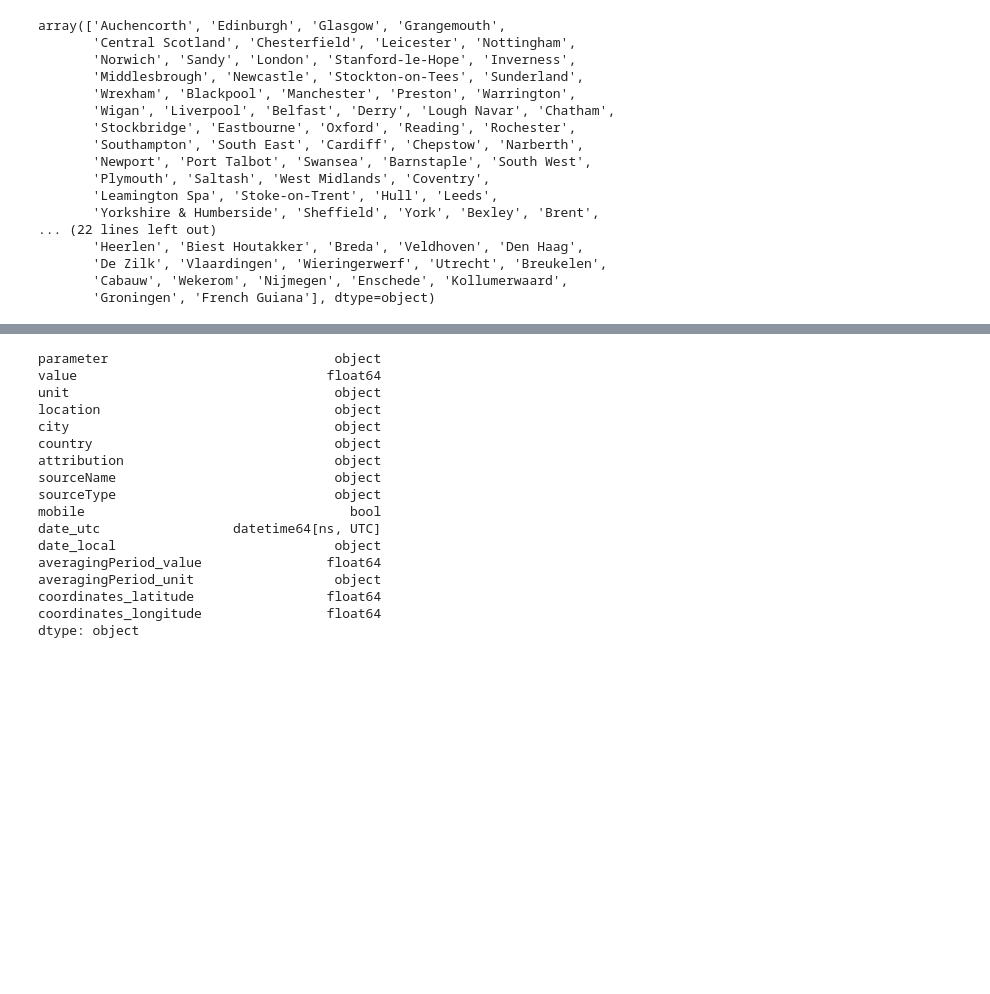
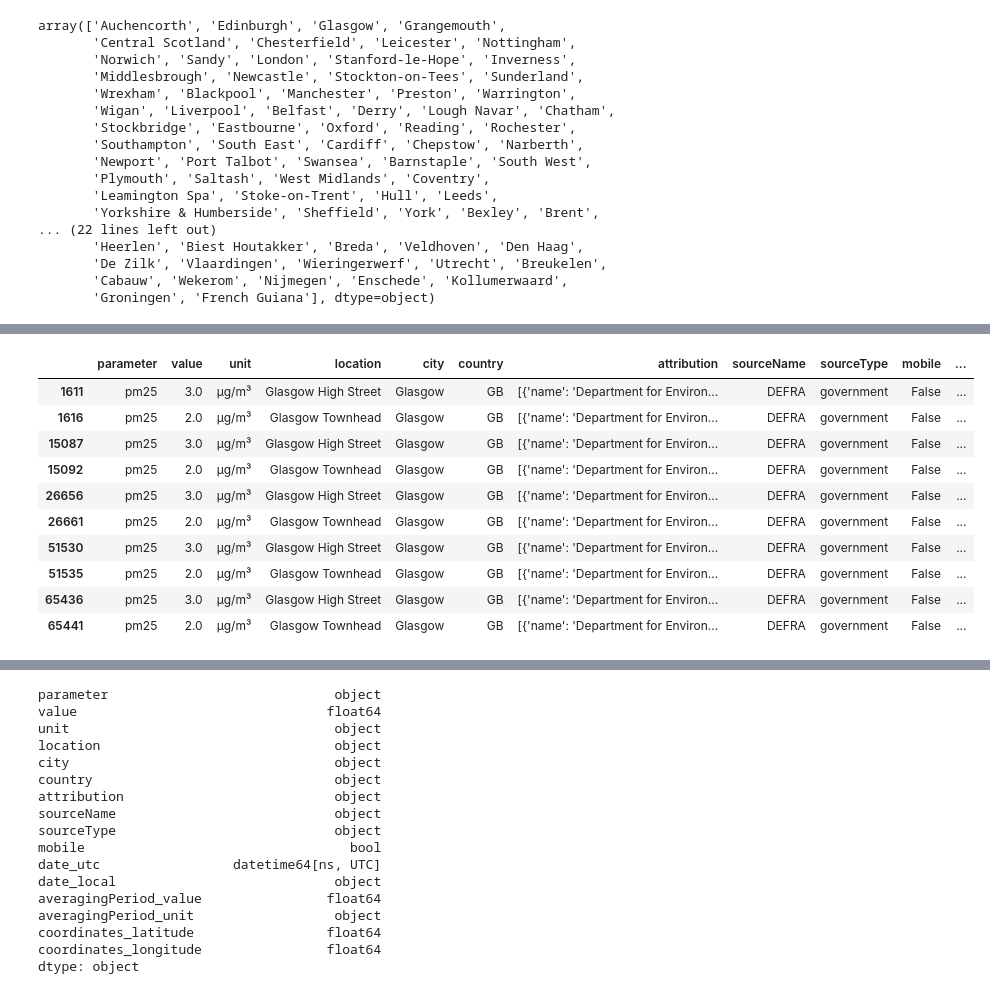
Before and after one commit to alkistz/pp-assessment, a Jupyter notebook: air_quality/notebooks/testing.ipynb, the cells around one changed output, grey strips where cells are left out. Cells and saved outputs as stored; diff of their text form; code cells hidden in the pictures; blank space fills up the shorter version.

```diff
--- a/air_quality/notebooks/testing.ipynb
+++ b/air_quality/notebooks/testing.ipynb
@@ -234,3 +218,19 @@ pm25_df[pm25_df['averagingPeriod_value']==1.]
+# %%
+pm25_24h = pm25_df[(pm25_df['averagingPeriod_value'] == 24)]
+pm25_24h[pm25_24h['city'] == 'Glasgow']
+# pm25_24h
+# %% [output]
+|  | parameter | value | unit | location | city | country | attribution | sourceName | sourceType | mobile | ... |
+| 1611 | pm25 | 3.0 | µg/m³ | Glasgow High Street | Glasgow | GB | [{'name': 'Department for Environ... | DEFRA | government | False | ... |
+| 1616 | pm25 | 2.0 | µg/m³ | Glasgow Townhead | Glasgow | GB | [{'name': 'Department for Environ... | DEFRA | government | False | ... |
+| 15087 | pm25 | 3.0 | µg/m³ | Glasgow High Street | Glasgow | GB | [{'name': 'Department for Environ... | DEFRA | government | False | ... |
+| 15092 | pm25 | 2.0 | µg/m³ | Glasgow Townhead | Glasgow | GB | [{'name': 'Department for Environ... | DEFRA | government | False | ... |
+| 26656 | pm25 | 3.0 | µg/m³ | Glasgow High Street | Glasgow | GB | [{'name': 'Department for Environ... | DEFRA | government | False | ... |
+| 26661 | pm25 | 2.0 | µg/m³ | Glasgow Townhead | Glasgow | GB | [{'name': 'Department for Environ... | DEFRA | government | False | ... |
+| 51530 | pm25 | 3.0 | µg/m³ | Glasgow High Street | Glasgow | GB | [{'name': 'Department for Environ... | DEFRA | government | False | ... |
+| 51535 | pm25 | 2.0 | µg/m³ | Glasgow Townhead | Glasgow | GB | [{'name': 'Department for Environ... | DEFRA | government | False | ... |
+| 65436 | pm25 | 3.0 | µg/m³ | Glasgow High Street | Glasgow | GB | [{'name': 'Department for Environ... | DEFRA | government | False | ... |
+| 65441 | pm25 | 2.0 | µg/m³ | Glasgow Townhead | Glasgow | GB | [{'name': 'Department for Environ... | DEFRA | government | False | ... |
 # %%
 bexley_df = pm25_df[pm25_df['city'] == 'Bexley']
 # bexley_df = bexley_df.set_index('date_utc')
```
Also changed, not shown: parts of 2 cells of this notebook, 1 other file.
